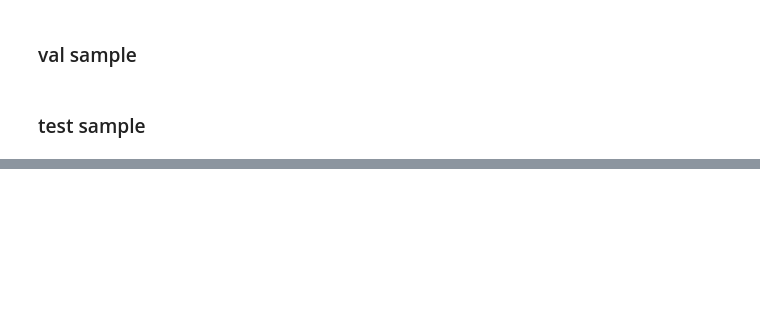
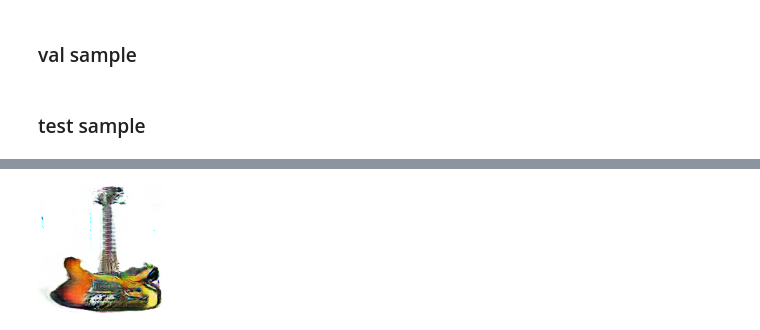
Before and after one commit to junwoopark92/TAC-GAN-eCommerce, a Jupyter notebook: demo_code.ipynb, the cells around one changed output, grey strips where cells are left out. Saved outputs shown, nothing was run; the diff lists cells and outputs as text; code cells hidden in the pictures; blank space fills up the shorter version.

```diff
--- a/demo_code.ipynb
+++ b/demo_code.ipynb
@@ -66,3 +98,6 @@ img
 ### val sample
 # %% [markdown]
 ### test sample
+# %%
+config = ges_Aonfig('configs/config-real.yaml')['PARSEMETA']
+parser = EcommerceDataParser(config, use=True)
@@ -69,3 +122,13 @@ img
+# %%
+text = 'guitars'
+caption = Variable(torch.from_numpy(parser.text2vec(text).reshape(1,-1)))
+noise = Variable(torch.randn(1, 100)) # create random noise
+noise.data.normal_(0,1) # normalize the noise
+fake = netG(noise, caption)
+img = transform(fake[0].data)
+img
+# %% [output]
+[figure, added]
 # %%
 import pandas as pd
 # %%
```
Also changed, not shown: parts of 20 cells of this notebook.
